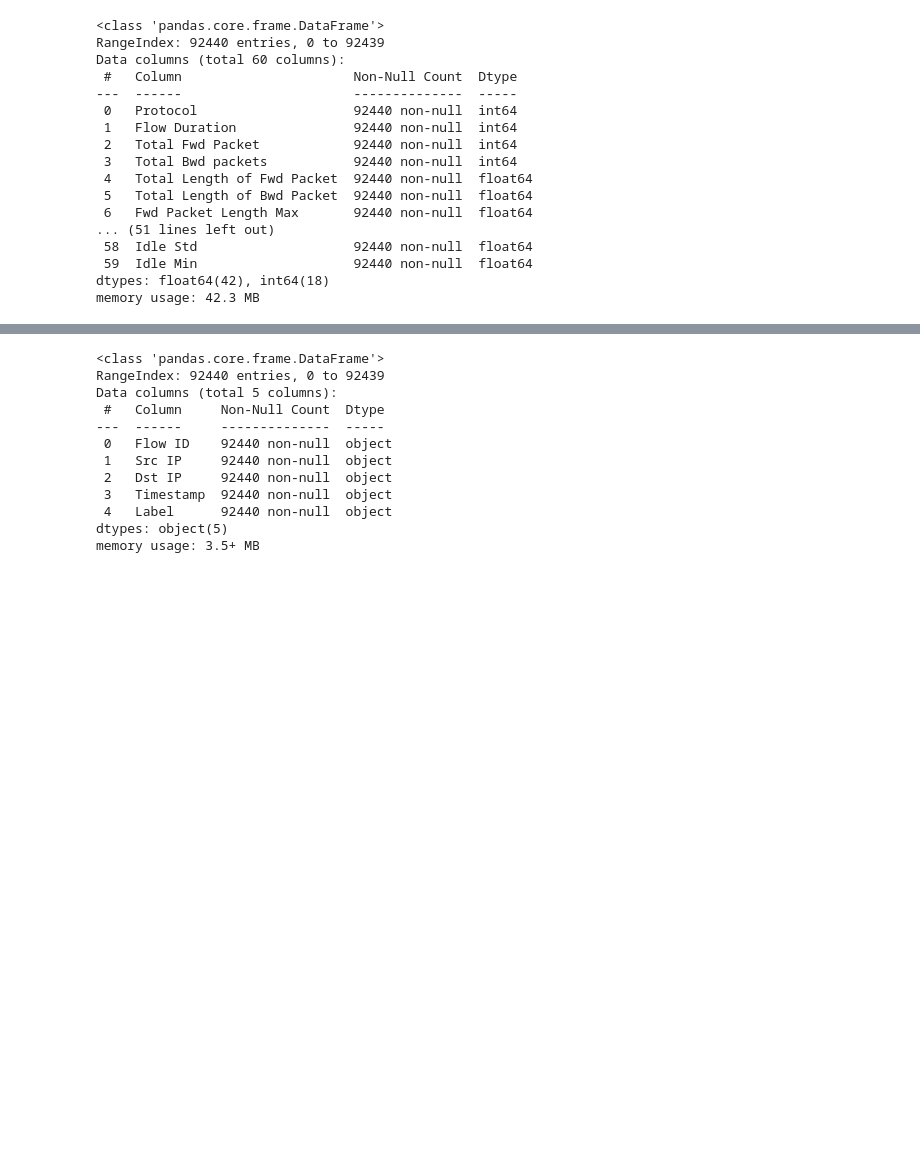
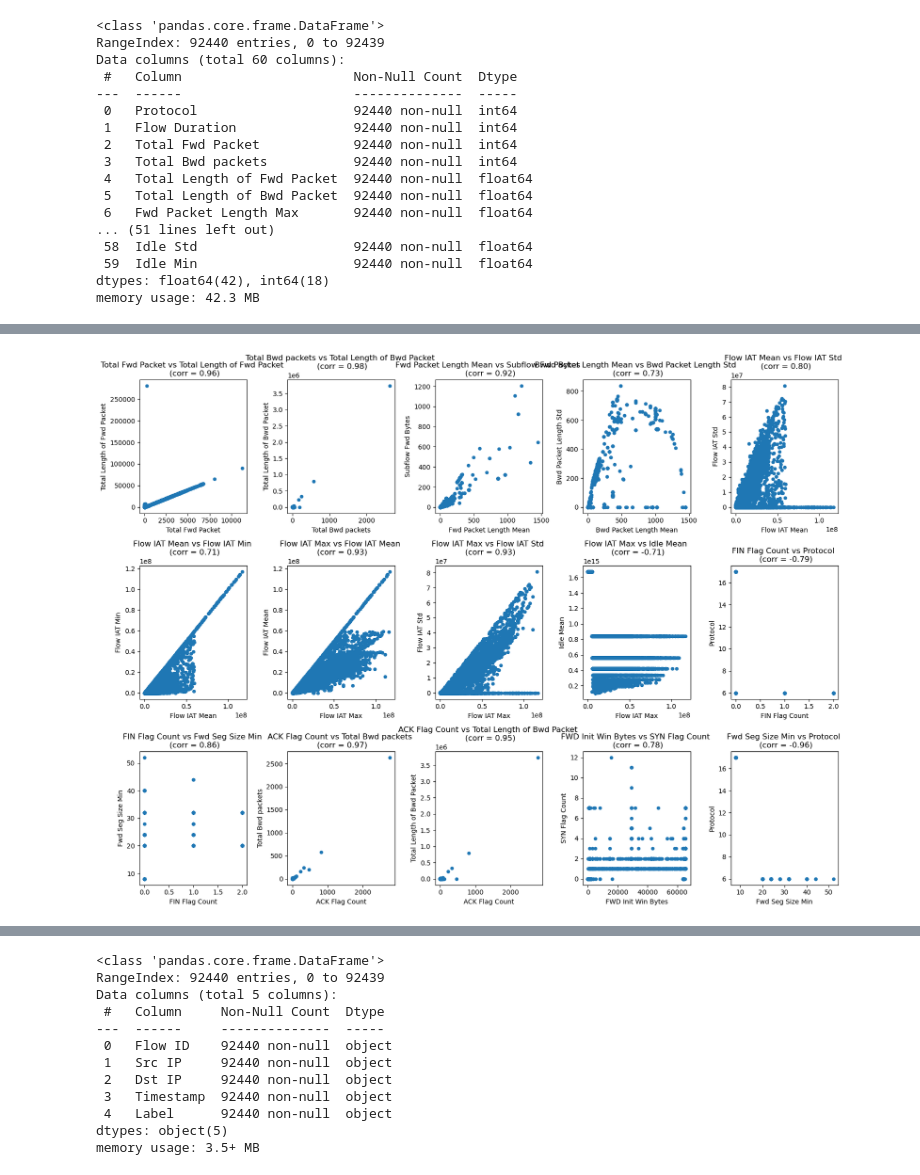
Before and after one commit to Totally-Kyle/The-CyberChase, a Jupyter notebook: eda.ipynb, the cells around one changed output, grey strips where cells are left out. Drawn from its saved outputs; the diff is of its cells as text; code cells hidden in the pictures; blank space fills up the shorter version.

```diff
--- a/eda.ipynb
+++ b/eda.ipynb
@@ -138,0 +203,3 @@ memory usage: 42.3 MB
+# %%
+strong_cols_reduced = strong_cols.drop(columns=['Fwd IAT Total','Fwd Header Length','Fwd Act Data Pkts','Bwd Packet/Bulk Avg','Fwd Packets/s','Fwd IAT Std','Fwd IAT Max','Fwd IAT Min','Bwd Header Length','Average Packet Size', 'Fwd Packet Length Min','Bwd Packet Length Min','Packet Length Mean','Packet Length Std','Packet Length Min','Fwd IAT Mean','Bwd IAT Mean','Bwd IAT Std','Bwd IAT Max','Bwd IAT Min','Active Max','Active Std','Idle Std','Idle Min','Fwd Segment Size Avg','Bwd Segment Size Avg','Bwd Bytes/Bulk Avg','Packet Length Variance','Subflow Fwd Packets', 'Active Min', 'Packet Length Max', 'Bwd IAT Total', 'Bwd Packet Length Max', 'Fwd Packet Length Max'])
+strong_cols_reduced.info()
@@ -138,0 +224,10 @@ memory usage: 42.3 MB
+# %%
+strong_corr = (strong_cols_reduced.corr().abs() >= 0.7) & (strong_cols_reduced.corr().abs() < 1.0)
+
+strong_cols_reduced = strong_cols_reduced.corr().where(strong_corr).stack().reset_index()
+
+strong_cols_reduced.columns = ['Feature1', 'Feature2', 'Correlation']
+
+strong_cols_reduced = strong_cols_reduced[strong_cols_reduced['Feature1'] < strong_cols_reduced['Feature2']]
+
+print(strong_cols_reduced.to_string())
@@ -138,0 +251,23 @@ memory usage: 42.3 MB
+# %%
+# grid dimensions
+rows = (15 + 5 - 1) // 5
+
+# subplots
+fig, axes = plt.subplots(rows, 5, figsize=(16, 4 * rows))
+axes = axes.flatten()
+
+# scatter plot
+for i, row in enumerate(strong_cols_reduced.itertuples()):
+    feature1 = row.Feature1
+    feature2 = row.Feature2
+    corr = row.Correlation
+
+    dfnum.plot(kind='scatter', x=feature1, y=feature2, ax=axes[i])
+    axes[i].set_title(f'{feature1} vs {feature2} \n (corr = {corr:.2f})')
+    axes[i].set_xlabel(feature1)
+    axes[i].set_ylabel(feature2)
+
+plt.tight_layout()
+plt.show()
+# %% [output]
+[figure, added]
```
Also changed, not shown: parts of 28 cells of this notebook, 5 other files.
